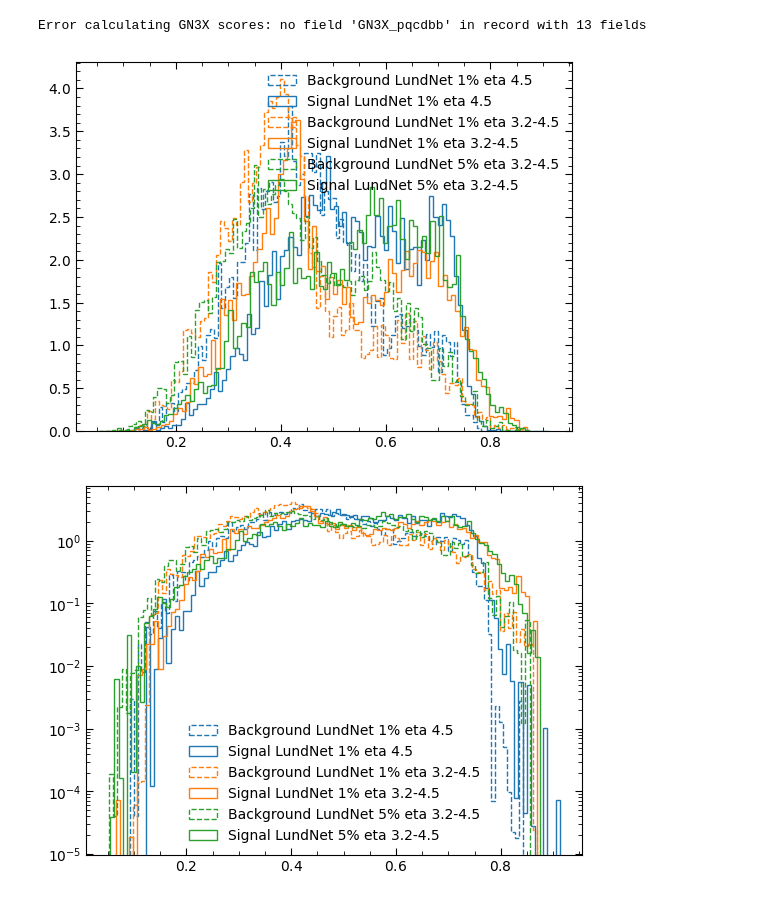
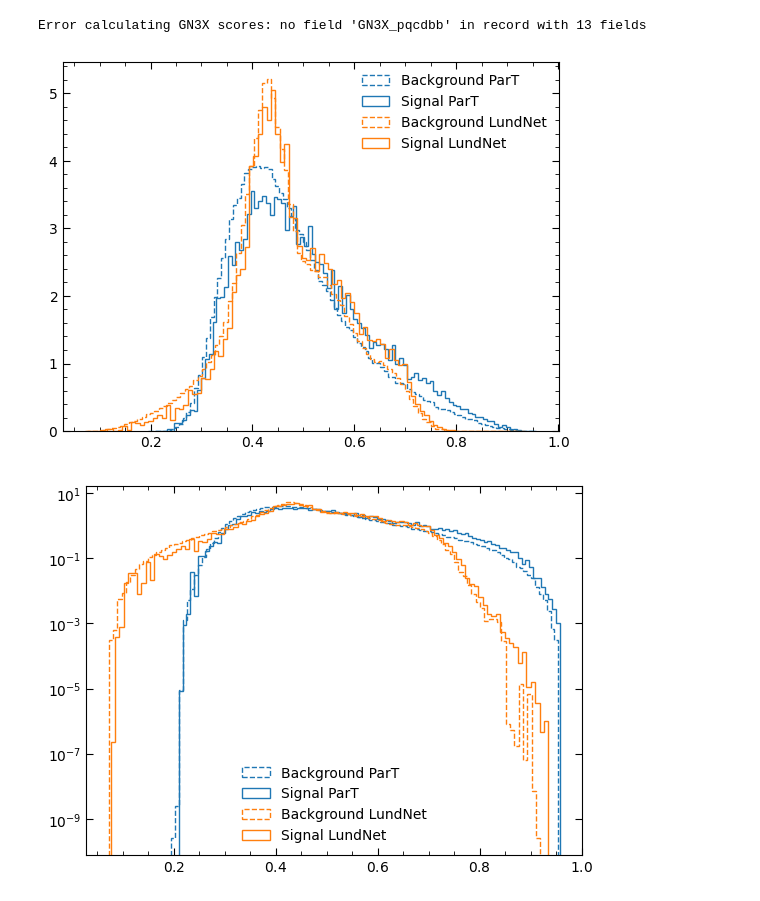
Before and after one commit to KonDoran/lundtoptagger, a Jupyter notebook: plotting_SRJ.ipynb, the cells around one changed output. Cells and saved outputs as stored; diff of their text form; code cells hidden in the pictures.

```diff
--- a/plotting_SRJ.ipynb
+++ b/plotting_SRJ.ipynb
@@ -23,3 +55,15 @@ tree_name = "FlatSubstructureJetTree"
+# %%
+score_files_paths = [
+    "/home/xzcapcdo/srj/test/pt_160_eta_3.2_4.5/2026/70%train30%test/FTAG1/Final_Scores_TEST_70%30%_2048_kTNone.root"
+]
+
+json_file = [
+    "/home/xzcapcdo/lundtoptagger/metadata.json"
+]
+train_file_paths = ["/home/xzcapcdo/dijet/Batch/pt20-160_eta3.2-4.5-FTAG1/part0_70percent/data_dijet_batch*_ln_kT_cut_None.root"]
+test_file_paths = ["/home/xzcapcdo/dijet/Batch/pt20-160_eta3.2-4.5-FTAG1/part1_30percent/data_dijet_batch*_ln_kT_cut_None.root"]
+
+tree_name = "FlatSubstructureJetTree"
 # %%
 import json
 
@@ -134,7 +202,7 @@ if not score_branches:
 target_models_substrings = [
     #"LundNet_eta_4.5_1.00percent_score"
     #,
-    "LundNet_eta_3.2_4.5_5.00percent_score"
+    "LundNet_batch4500rate0.0004_score",
 ]
 
 # 3. Plot
@@ -249,7 +315,7 @@ Mean weight: 278672053.9480639
 # %%
 dsid_weight_map = {
-    364700: 1.0,
-    364701: 1.0,
+    364700: 78420000000.0 * 0.97557/450000.0,
+    364701: 78420000000.0 * 0.024162/440000.0,
     364702: 2432800000.0 * 0.0098225 / 151.1152745216136,
     364703: 26452000.0   * 0.011653  / 24.124114769654568,
     364704: 254610.0 * 0.013358 / 0.6689032716609136,
@@ -341,20 +423,17 @@ except Exception as e:
 Error calculating GN3X scores: no field 'GN3X_pqcdbb' in record with 13 fields
 # %%
 models = {
-    # "LundNet 0.25%": {
-    #     "scores": data["fjet_LundNet_part0_0.25percent_score"]
+    "LundNet": {
+       "scores": data["fjet_LundNet_FTAG1_score"]
+    },
+    #"QLundNet": {
+    #   "scores": data["fjet_LundNet_FTAG1_score"]
     #},
-    "LundNet 1% eta 4.5": {
-        "scores": data["fjet_LundNet_eta_4.5_1.00percent_score"]
-    },
-    "LundNet 1% eta 3.2-4.5" : {
-        "scores": data["fjet_LundNet_eta_3.2_4.5_1.00percent_score"]
-    },
-    "LundNet 5% eta 3.2-4.5": {
-        "scores": data["fjet_LundNet_eta_3.2_4.5_5.00percent_score"]
+    "ParT" : {
+        "scores": data["parT_score"]
     }
+}
 
-}
 
 # Set tick format for all plots
 plt.rcParams['xtick.direction'] = 'in'
@@ -382,7 +461,13 @@ hist_params = dict(
     histtype = "step"
 )
 
-selected_models = [ "LundNet 1% eta 4.5", "LundNet 1% eta 3.2-4.5", "LundNet 5% eta 3.2-4.5"]
+selected_models = [
+                   #"LundNet batch4500rate0.001",
+                   "ParT",
+                   #"LundNet batch4500rate0.0004",
+                   "LundNet"
+                   #"QLundNet"
+                   ]
 for i, model in enumerate(selected_models):
     scores = models[model]["scores"]
     hist_params["color"] = f"C{i}"
@@ -393,35 +478,35 @@ plt.legend(frameon=False)
 plt.show()
 for i, model in enumerate(selected_models):
     scores = models[model]["scores"]
     hist_params["color"] = f"C{i}"
     plt.hist(scores[labels==0], weights=weights[labels==0], label="Background "+model, ls="--", **hist_params)
     plt.hist(scores[labels==1], weights=weights[labels==1], label="Signal "+model,     ls="-",  **hist_params)
     plt.yscale('log')
 plt.legend(frameon=False)
 # plt.legend(frameon=False, bbox_to_anchor=(1.04,0.5), loc="center left")
 plt.show()
 
 #selected_models = ["GN3X"]
 #for i, model in enumerate(selected_models):
 #    scores = models[model]["scores"]
 #    hist_params["color"] = f"C{i}"
 #    plt.hist(scores[labels==0], weights=weights[labels==0], label="Background "+model, ls="--", **hist_params)
 #    plt.hist(scores[labels==1], weights=weights[labels==1], label="Signal "+model,     ls="-",  **hist_params)
 #plt.legend(frameon=False)
 # plt.legend(frameon=False, bbox_to_anchor=(1.04,0.5), loc="center left")
 #plt.show()
 # for i, model in enumerate(selected_models):
 #     scores = models[model]["scores"]
 #     hist_params["color"] = f"C{i}"
 #     plt.hist(scores[labels==0], weights=weights[labels==0], label="Background "+model, ls="--", **hist_params)
 #     plt.hist(scores[labels==1], weights=weights[labels==1], label="Signal "+model,     ls="-",  **hist_params)
 #     plt.yscale('log')
 # plt.legend(frameon=False)
 # plt.legend(frameon=False, bbox_to_anchor=(1.04,0.5), loc="center left")
 plt.show()
 # %% [output]
-[figure, old version]
+[figure, new version]
-[figure, old version]
+[figure, new version]
 # %%
 # TODO: working point should be calculated differently if weights are used - sum of weights of signal jets with score above threshold should be 50% of total weight of signal jets
 # it doesn't make a difference for currently used signal samples because their MC weights are all equal to 1, but this is something to keep in mind for future samples
```
Also changed, not shown: parts of 20 cells of this notebook.
